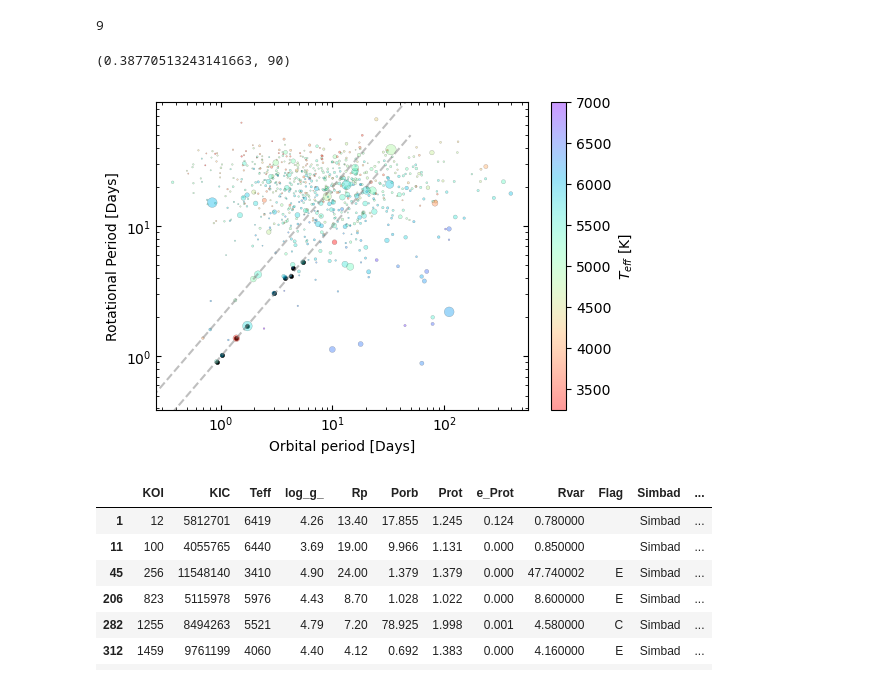
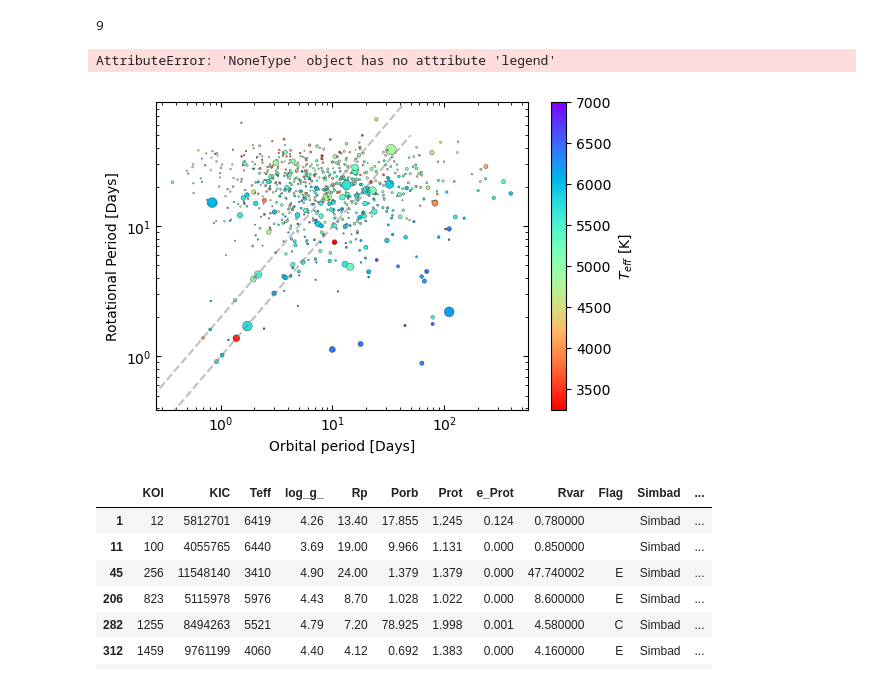
Before and after one commit to ylaksl/Exoplanets-Stats, a Jupyter notebook: sylvio.ipynb, the cells around one changed output. Drawn from its saved outputs; the diff is of its cells as text; code cells hidden in the pictures.

```diff
--- a/sylvio.ipynb
+++ b/sylvio.ipynb
@@ -287,30 +270,30 @@ x = np.linspace(0, 50, 100)
 #plt.plot(x_2,y_2, ls = '--', c = 'gray', alpha = 0.5)
 # %%
 plt.figure(figsize=(6,4))
-plt.scatter(cinc_1prot['Porb'], cinc_1prot['Prot'], s = 10 , c = 'black', ec = 'black', lw = 0.2)
+#plt.scatter(cinc_1prot['Porb'], cinc_1prot['Prot'], s = 10 , c = 'black', ec = 'black', lw = 0.2)
 #plt.scatter(novo['Porb'], novo['Prot'], s = 10 , c = 'black', ec = 'black', lw = 0.2)
 
-fig = plt.scatter(mcquillan_koi['Porb'], mcquillan_koi['Prot'], s = mcquillan_koi['Rp'] ,cmap = 'rainbow_r', c = mcquillan_koi['Teff'], ec = 'black', lw = 0.2, alpha = 0.4).set_clim(3250, 7000) #data2['Teff'])
+fig = plt.scatter(mcquillan_koi['Porb'], mcquillan_koi['Prot'], s = mcquillan_koi['Rp'] ,cmap = 'rainbow_r', c = mcquillan_koi['Teff'], ec = 'black', lw = 0.2, alpha = 1).set_clim(3250, 7000) #data2['Teff'])
 
 
 plt.xscale("log")
 plt.yscale("log")
 plt.xlabel("Orbital period [Days]")
 plt.ylabel("Rotational Period [Days]")
 plt.tick_params(direction='in', which = 'both', bottom = 1, top =1, left = 1, right = 1)
 
 plt.colorbar(label = r'$T_{eff}$ [K]')
 
 plt.plot(x,x, ls = '--', c = 'gray', alpha = 0.5)
 plt.plot(x_2,y_2, ls = '--', c = 'gray', alpha = 0.5)
 plt.ylim(0,90)
 
-#plt.legend(*fig.legend_elements("sizes", num=3))
+#plt.legend(*fig.legend("sizes", num=3))
 
-#plt.savefig('orb_vs_rot_sample.png', dpi=500)
+plt.savefig('orb_vs_prot_1x_sample.png', dpi=500)
 # %% [output]
-(0.38770513243141663, 90)
+AttributeError: 'NoneType' object has no attribute 'legend'
-[figure, old version]
+[figure, new version]
 # %%
 mcquillan_koi[mcquillan_koi['Prot'] < 2]
 # %% [output]
```
Also changed, not shown: parts of 9 cells of this notebook.
